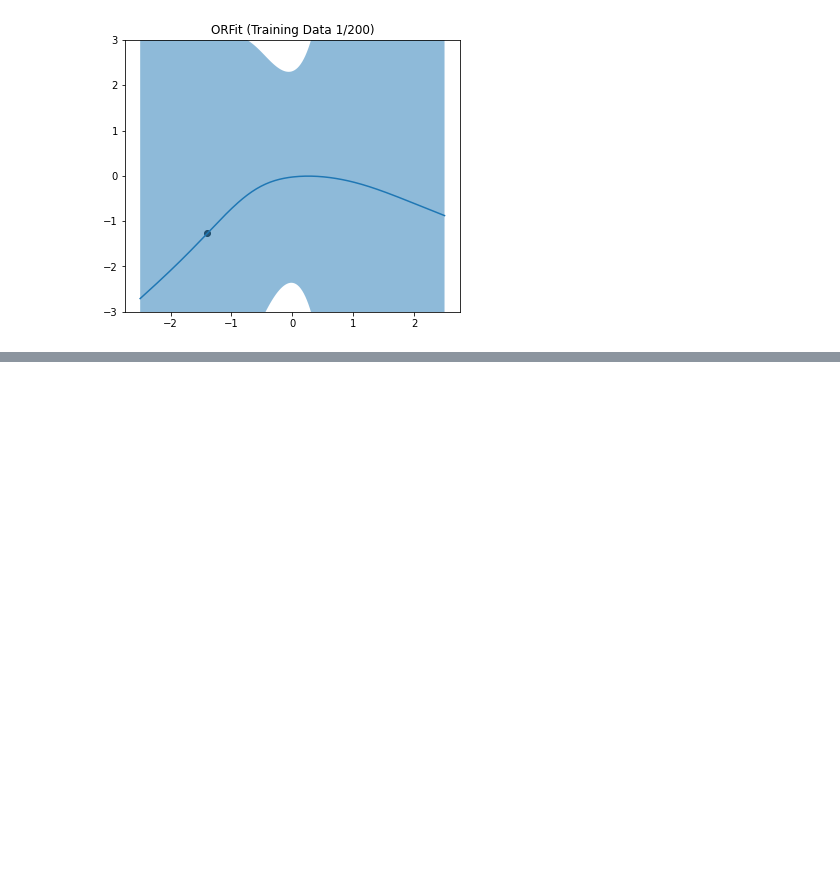
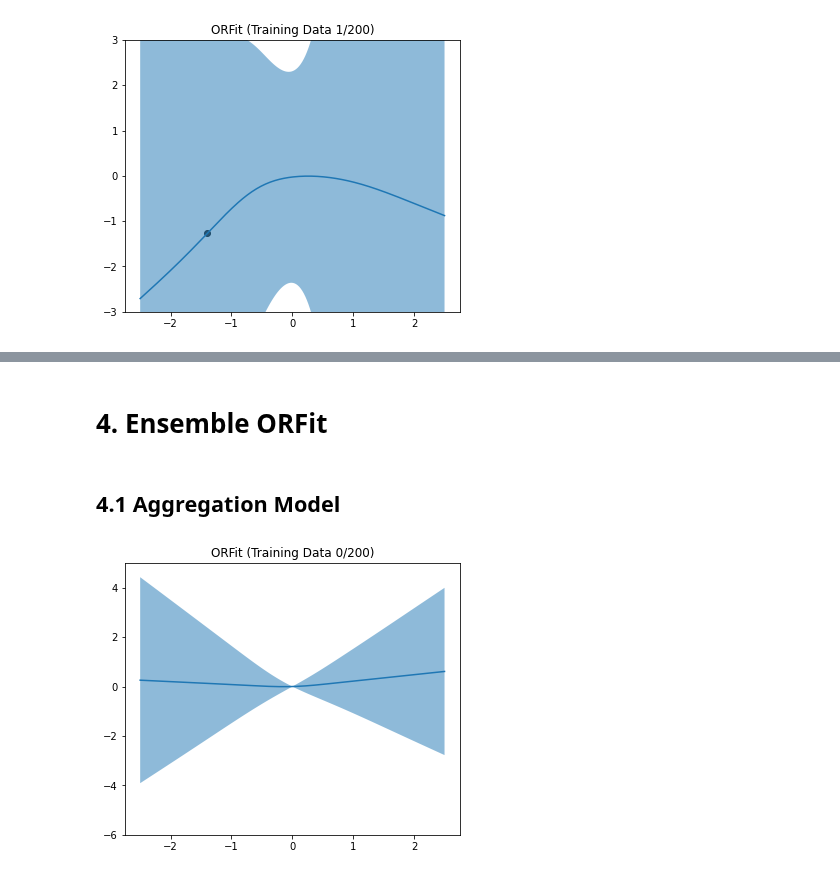
Before and after one commit to probml/dynamax, a Jupyter notebook: dynamax/rebayes/demos/orfit_1d_regression.ipynb, the cells around one changed output, grey strips where cells are left out. Cells and saved outputs as stored; diff of their text form; code cells hidden in the pictures; blank space fills up the shorter version.

Commit message:
Add ensemble ORFit implementations

```diff
--- a/dynamax/rebayes/demos/orfit_1d_regression.ipynb
+++ b/dynamax/rebayes/demos/orfit_1d_regression.ipynb
@@ -182,6 +180,21 @@ def plot_predictions(X_train, y_train, X_eval, initial_var, emission_var,
     # ax.set_xlim(-3.0, 3.0)
     # ax.set_ylim(-3.0, 3.0)
     ax.set_title(f'{ekf_type.upper()} predictions')
+# %%
+def plot_ensemble_predictions(ax, post_means, apply_fn, X_train, y_train, X_eval, plot_title=''):
+    pred_means = vmap(vmap(apply_fn, (0, None)), (None, 0))(post_means, X_eval)
+    pred_covs = jnp.var(pred_means, axis=1).squeeze()
+    pred_means = jnp.mean(pred_means, axis=1).squeeze()
+
+    # Plot predictions
+    ax.plot(X_eval, pred_means, label='mean');
+    ax.plot(X_train, y_train, 'kx', label='data', alpha=0.8);
+    ax.fill_between(X_eval.squeeze(), pred_means - 2.0 * jnp.sqrt(pred_covs), pred_means + 2.0 * jnp.sqrt(pred_covs), alpha=0.5, label='2 std');
+    # ax.set_xlim(-3.0, 3.0)
+    # ax.set_ylim(-3.0, 3.0)
+    ax.set_title(plot_title)
+
+    return ax
 # %% [markdown]
 # 2. Linear Regression
 # %%
@@ -451,3 +464,5 @@ anim7 = animation.FuncAnimation(fig, animate_nlr6, frames=n2_train)
 HTML(anim7.to_html5_video())
 # %% [output]
 [interactive output not drawn]
+# %% [markdown]
+# 4. Ensemble ORFit
@@ -453,0 +497,32 @@ HTML(anim7.to_html5_video())
+# %% [markdown]
+## 4.1 Aggregation Model
+# %%
+# Run Ensemble ORFit (Memory size=25, number of models in ensemble=20)
+priors, ensemble_orfit = generate_ensemble_orfit(model_dims2, 25, 20)
+orfit_posteriors = [orthogonal_recursive_fitting(params, y2_train, X2_train) for params in ensemble_orfit]
+orfit_filtered_means = jnp.array([
+    jnp.insert(orfit_posteriors[i].filtered_means, 0, priors[i].filtered_means, 0)
+     for i in range(len(orfit_posteriors))
+])
+orfit_filtered_bases = jnp.array([
+    jnp.insert(orfit_posteriors[i].filtered_bases, 0, priors[i].filtered_bases, 0)
+     for i in range(len(orfit_posteriors))
+])
+# %%
+def animate_ensemble_orfit(orfit_filtered_means, apply_fn, X_train, y_train,
+                           X_grid, total_iter, i, y_llim, y_ulim):
+    ax.cla()
+    plot_ensemble_predictions(ax, orfit_filtered_means[:,i,:], apply_fn,
+                              X_train[:i], y_train[:i], X_grid, plot_title=f'ORFit (Training Data {i}/{total_iter})')
+    ax.set_ylim(y_llim, y_ulim)
+
+    return ax
+# %%
+animate_ensemble = lambda i: animate_ensemble_orfit(
+    orfit_filtered_means, apply_fn2, X2_train, y2_train, X2_grid, n2_train, i, -6.0, 5.0
+)
+
+fig, ax = plt.subplots(figsize=(6, 5))
+anim8 = animation.FuncAnimation(fig, animate_ensemble, frames=n2_train+1)
+# %% [output]
+[figure, added]
```
Also changed, not shown: parts of 16 cells of this notebook.
